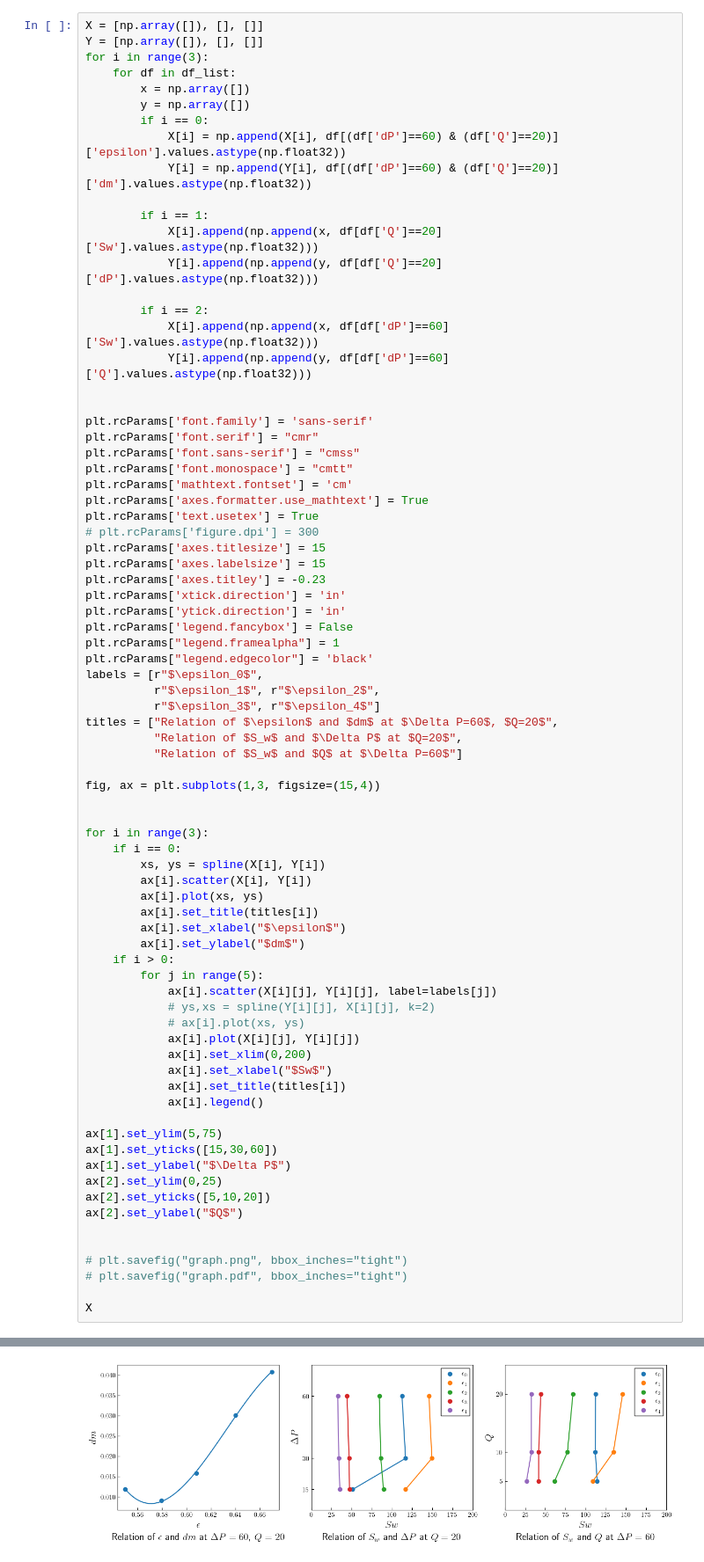
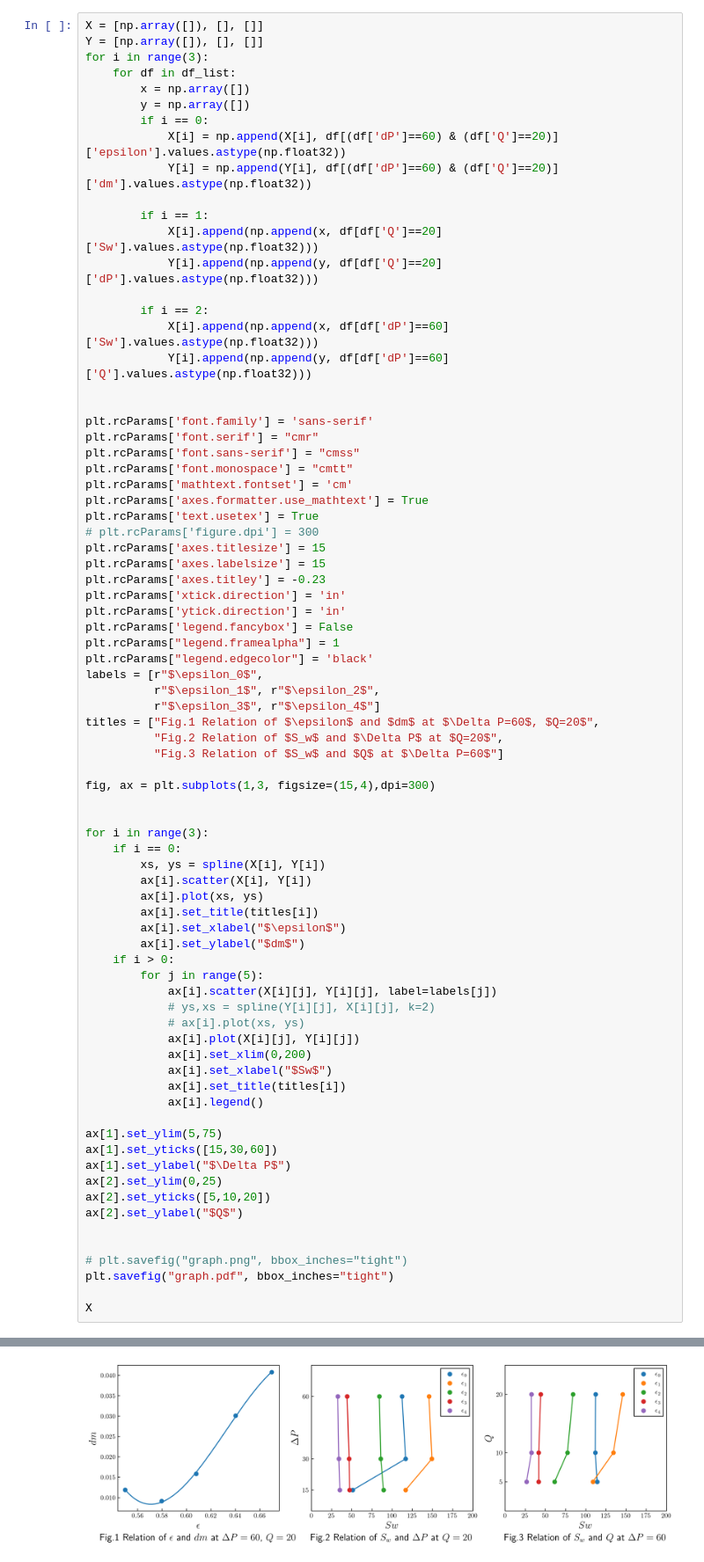
Before and after one commit to nami-minami/experimental-data, a Jupyter notebook: chemical-engineering/surface-area/main.ipynb, the cells around one changed output, grey strips where cells are left out. Shown: that part at 88% size. Saved outputs shown, nothing was run; the diff lists cells and outputs as text.

Commit message:
savefig

```diff
--- a/chemical-engineering/surface-area/main.ipynb
+++ b/chemical-engineering/surface-area/main.ipynb
@@ -278,11 +295,11 @@ plt.rcParams["legend.edgecolor"] = 'black'
 labels = [r"$\epsilon_0$",
           r"$\epsilon_1$", r"$\epsilon_2$",
           r"$\epsilon_3$", r"$\epsilon_4$"]
-titles = ["Relation of $\epsilon$ and $dm$ at $\Delta P=60$, $Q=20$",
-          "Relation of $S_w$ and $\Delta P$ at $Q=20$",
-          "Relation of $S_w$ and $Q$ at $\Delta P=60$"]
+titles = ["Fig.1 Relation of $\epsilon$ and $dm$ at $\Delta P=60$, $Q=20$",
+          "Fig.2 Relation of $S_w$ and $\Delta P$ at $Q=20$",
+          "Fig.3 Relation of $S_w$ and $Q$ at $\Delta P=60$"]
 
-fig, ax = plt.subplots(1,3, figsize=(15,4))
+fig, ax = plt.subplots(1,3, figsize=(15,4),dpi=300)
 
 
 for i in range(3):
@@ -300,32 +317,32 @@ for i in range(3):
             # ax[i].plot(xs, ys)
             ax[i].plot(X[i][j], Y[i][j])
             ax[i].set_xlim(0,200)
             ax[i].set_xlabel("$Sw$")
             ax[i].set_title(titles[i])
             ax[i].legend()
 
 ax[1].set_ylim(5,75)
 ax[1].set_yticks([15,30,60])
 ax[1].set_ylabel("$\Delta P$")
 ax[2].set_ylim(0,25)
 ax[2].set_yticks([5,10,20])
 ax[2].set_ylabel("$Q$")
 
 
 # plt.savefig("graph.png", bbox_inches="tight")
-# plt.savefig("graph.pdf", bbox_inches="tight")
+plt.savefig("graph.pdf", bbox_inches="tight")
 
 X
 # %% [output]
 [array([0.54974073, 0.5796296 , 0.60799998, 0.64014816, 0.66982222]),
  [array([ 51.24767685, 116.78712463, 112.35663605]),
   array([116.71498108, 149.3926239 , 145.77288818]),
   array([89.42188263, 86.05472565, 84.20386505]),
   array([47.29502106, 46.71469116, 44.31744766]),
   array([35.31608963, 34.03143692, 32.69634628])],
  [array([114.304039  , 111.96308899, 112.35663605]),
   array([108.9557724 , 134.32969666, 145.77288818]),
   array([61.49380875, 77.37801361, 84.20386505]),
   array([41.78289032, 41.78289032, 44.31744766]),
   array([26.696455  , 32.69634628, 32.69634628])]]
-[figure, old version]
+[figure, new version]
```
Also changed, not shown: parts of 2 cells of this notebook, 3 other files.
